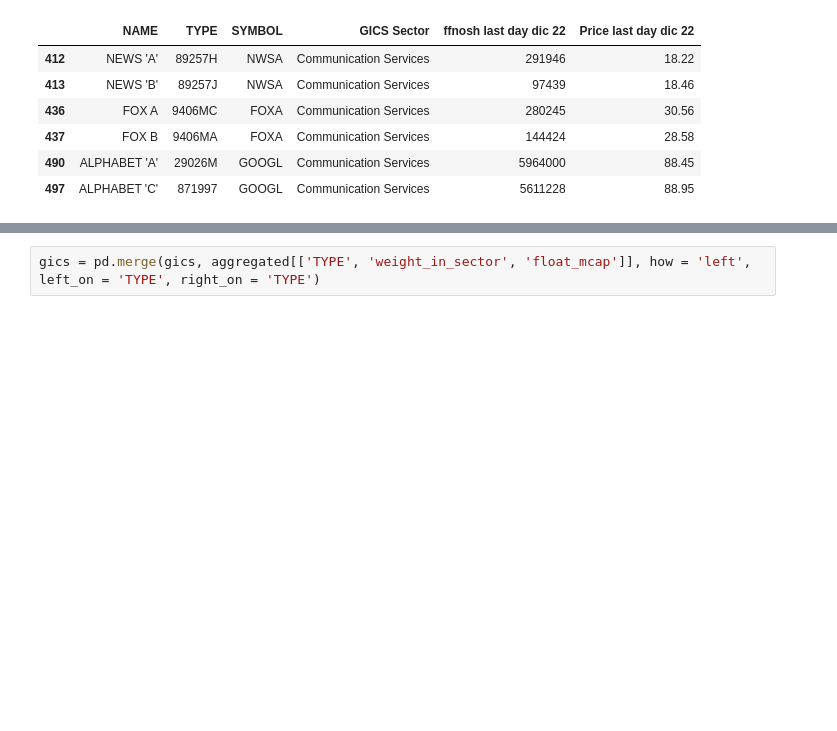
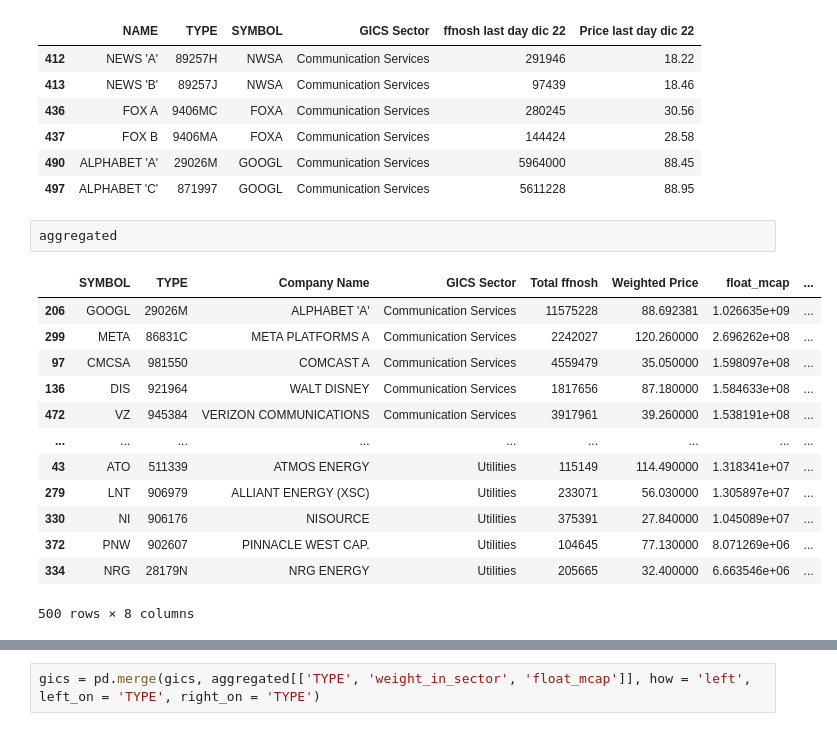
Before and after one commit to rebecca-di-francesco-bfh/sectoral-decarbonization, a Jupyter notebook: create_datasets_without_ogn_ceg.ipynb, the cells around one changed output, grey strips where cells are left out. Saved outputs shown, nothing was run; the diff lists cells and outputs as text; blank space fills up the shorter version.

```diff
--- a/create_datasets_without_ogn_ceg.ipynb
+++ b/create_datasets_without_ogn_ceg.ipynb
@@ -181,3 +234,19 @@ gics[gics['SYMBOL'].duplicated(keep=False)]
 | 437 | FOX B | 9406MA | FOXA | Communication Services | 144424 | 28.58 |
 | 490 | ALPHABET 'A' | 29026M | GOOGL | Communication Services | 5964000 | 88.45 |
 | 497 | ALPHABET 'C' | 871997 | GOOGL | Communication Services | 5611228 | 88.95 |
+# %%
+aggregated
+# %% [output]
+|  | SYMBOL | TYPE | Company Name | GICS Sector | Total ffnosh | Weighted Price | float_mcap | ... |
+| 206 | GOOGL | 29026M | ALPHABET 'A' | Communication Services | 11575228 | 88.692381 | 1.026635e+09 | ... |
+| 299 | META | 86831C | META PLATFORMS A | Communication Services | 2242027 | 120.260000 | 2.696262e+08 | ... |
+| 97 | CMCSA | 981550 | COMCAST A | Communication Services | 4559479 | 35.050000 | 1.598097e+08 | ... |
+| 136 | DIS | 921964 | WALT DISNEY | Communication Services | 1817656 | 87.180000 | 1.584633e+08 | ... |
+| 472 | VZ | 945384 | VERIZON COMMUNICATIONS | Communication Services | 3917961 | 39.260000 | 1.538191e+08 | ... |
+| ... | ... | ... | ... | ... | ... | ... | ... | ... |
+| 43 | ATO | 511339 | ATMOS ENERGY | Utilities | 115149 | 114.490000 | 1.318341e+07 | ... |
+| 279 | LNT | 906979 | ALLIANT ENERGY (XSC) | Utilities | 233071 | 56.030000 | 1.305897e+07 | ... |
+| 330 | NI | 906176 | NISOURCE | Utilities | 375391 | 27.840000 | 1.045089e+07 | ... |
+| 372 | PNW | 902607 | PINNACLE WEST CAP. | Utilities | 104645 | 77.130000 | 8.071269e+06 | ... |
+| 334 | NRG | 28179N | NRG ENERGY | Utilities | 205665 | 32.400000 | 6.663546e+06 | ... |
+500 rows × 8 columns
```
Also changed, not shown: parts of 29 cells of this notebook, 7 other files.
